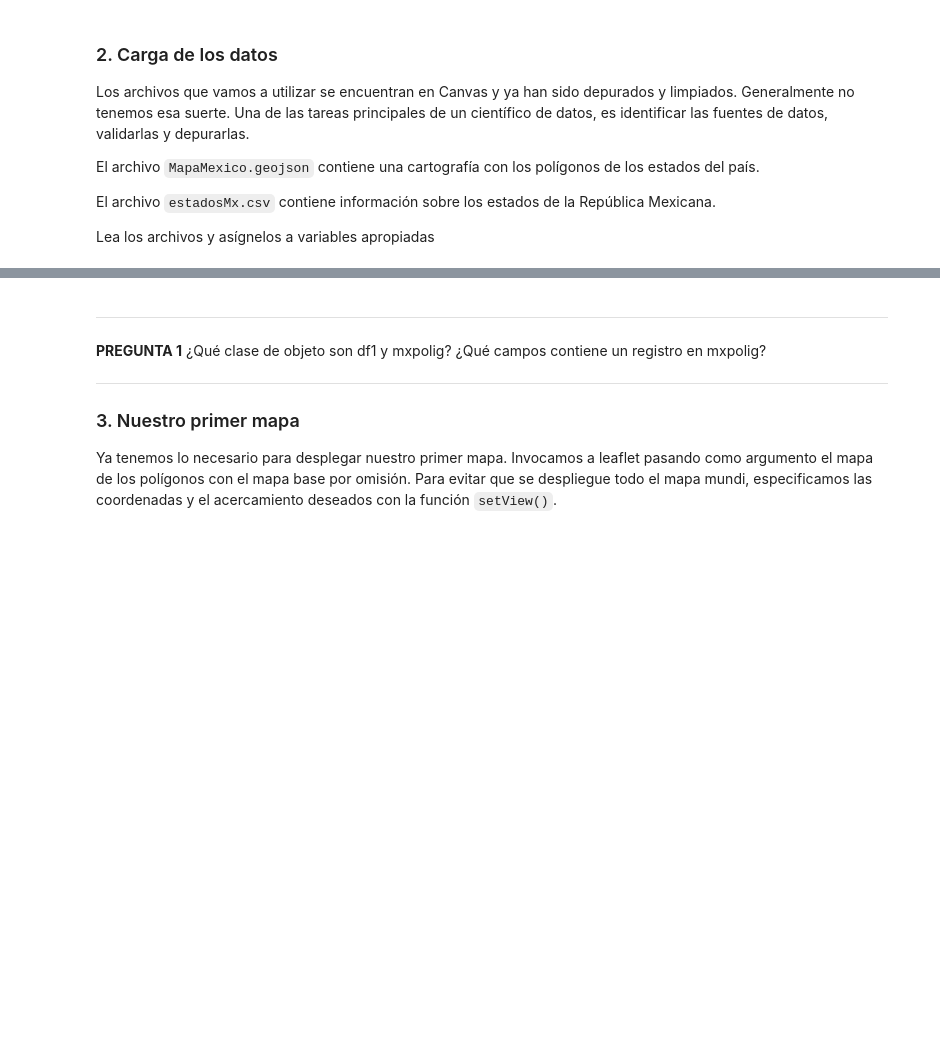
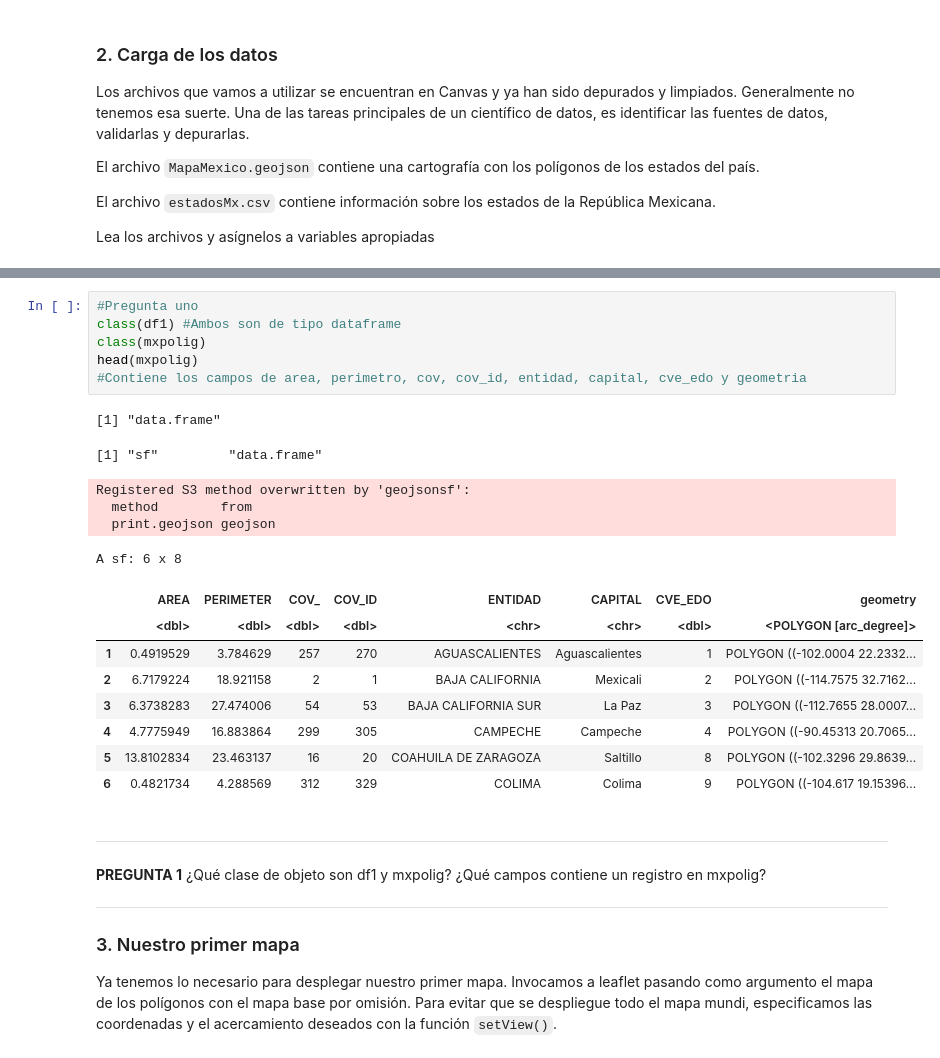
Before and after one commit to MiguelMonr/VisualizacionInformacion, a Jupyter notebook: Notebooks/Pr8_LeafletparaR.ipynb, the cells around one changed output, grey strips where cells are left out. Drawn from its saved outputs; the diff is of its cells as text; blank space fills up the shorter version.

```diff
--- a/Notebooks/Pr8_LeafletparaR.ipynb
+++ b/Notebooks/Pr8_LeafletparaR.ipynb
@@ -30,3 +35,24 @@ mxpolig <- st_read("MapaMexico.geojson")
+# %%
+#Pregunta uno
+class(df1) #Ambos son de tipo dataframe
+class(mxpolig)
+head(mxpolig)
+#Contiene los campos de area, perimetro, cov, cov_id, entidad, capital, cve_edo y geometria
+# %% [output]
+[1] "data.frame"
+[1] "sf"         "data.frame"
+Registered S3 method overwritten by 'geojsonsf':
+  method        from
+  print.geojson geojson
+A sf: 6 x 8
+|  | AREA | PERIMETER | COV_ | COV_ID | ENTIDAD | CAPITAL | CVE_EDO | geometry |
+|  | <dbl> | <dbl> | <dbl> | <dbl> | <chr> | <chr> | <dbl> | <POLYGON [arc_degree]> |
+| 1 | 0.4919529 | 3.784629 | 257 | 270 | AGUASCALIENTES | Aguascalientes | 1 | POLYGON ((-102.0004 22.2332... |
+| 2 | 6.7179224 | 18.921158 | 2 | 1 | BAJA CALIFORNIA | Mexicali | 2 | POLYGON ((-114.7575 32.7162... |
+| 3 | 6.3738283 | 27.474006 | 54 | 53 | BAJA CALIFORNIA SUR | La Paz | 3 | POLYGON ((-112.7655 28.0007... |
+| 4 | 4.7775949 | 16.883864 | 299 | 305 | CAMPECHE | Campeche | 4 | POLYGON ((-90.45313 20.7065... |
+| 5 | 13.8102834 | 23.463137 | 16 | 20 | COAHUILA DE ZARAGOZA | Saltillo | 8 | POLYGON ((-102.3296 29.8639... |
+| 6 | 0.4821734 | 4.288569 | 312 | 329 | COLIMA | Colima | 9 | POLYGON ((-104.617 19.15396... |
 # %% [markdown]
 ---
 **PREGUNTA 1** ¿Qué clase de objeto son df1 y mxpolig?
```
Also changed, not shown: parts of 4 cells of this notebook, 1 other file.
